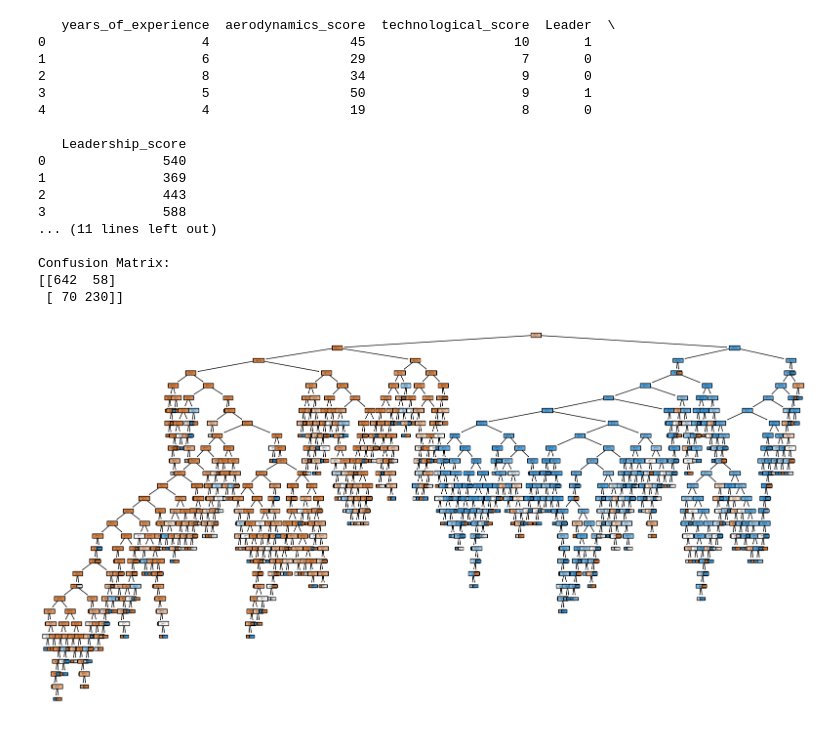
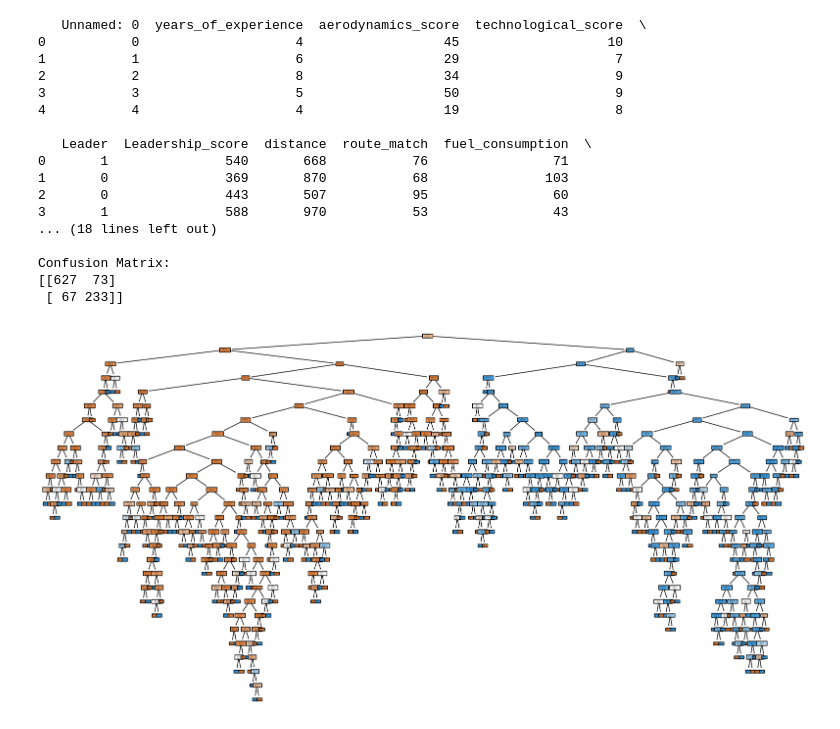
Before and after one commit to JasmeetMatta/TruckPlatooning, a Jupyter notebook: Leader truck ML/Decision Tree/Leader_Truck_Decision_Tree.ipynb, the cells around one changed output. Cells and saved outputs as stored; diff of their text form; code cells hidden in the pictures.

```diff
--- a/Leader truck ML/Decision Tree/Leader_Truck_Decision_Tree.ipynb
+++ b/Leader truck ML/Decision Tree/Leader_Truck_Decision_Tree.ipynb
@@ -6,56 +12,62 @@ from sklearn.tree import DecisionTreeClassifier
 from sklearn.metrics import accuracy_score, classification_report, confusion_matrix
 import matplotlib.pyplot as plt
 from sklearn.tree import plot_tree
+from google.colab import files
 
-# Load dataset
-data = pd.read_csv('/content/Truck_data_Labeled_random_leaders.csv')
+# Load the new dataset
+data = pd.read_csv('DataCreation.csv')  # Update the filename as necessary
 
-# Check the first few rows
+# Check the first few rows to understand the data structure
 print(data.head())
 
 # Use only numeric columns for simplicity
 data = data.select_dtypes(include=[float, int])  # Use only numbers
-X = data.drop('Leader', axis=1)  # Features
-y = data['Leader']  # Target
+
+# Check if the target column 'Leader' exists, adjust accordingly
+if 'Leader' in data.columns:
+    X = data.drop('Leader', axis=1)  # Features
+    y = data['Leader']  # Target
+else:
+    raise ValueError("The target column 'Leader' does not exist in the dataset.")
 
 # Split data into train and test sets
 X_train, X_test, y_train, y_test = train_test_split(X, y, test_size=0.2, random_state=42)
 
 # Train a Decision Tree model
 model = DecisionTreeClassifier(random_state=42)
 model.fit(X_train, y_train)
 
 # Make predictions
 y_pred = model.predict(X_test)
 
 # Evaluate the model
 accuracy = accuracy_score(y_test, y_pred)
 print(f'Accuracy: {accuracy:.2f}')
 print('Classification Report:')
 print(classification_report(y_test, y_pred))
 print('Confusion Matrix:')
 print(confusion_matrix(y_test, y_pred))
 
 # Visualize the Decision Tree
 plt.figure(figsize=(20,10))
 plot_tree(model, filled=True, feature_names=X.columns, class_names=[str(cl) for cl in y.unique()])
 plt.show()
 # %% [output]
-   years_of_experience  aerodynamics_score  technological_score  Leader  \
-0                    4                  45                   10       1
-1                    6                  29                    7       0
-2                    8                  34                    9       0
-3                    5                  50                    9       1
-4                    4                  19                    8       0
+   Unnamed: 0  years_of_experience  aerodynamics_score  technological_score  \
+0           0                    4                  45                   10
+1           1                    6                  29                    7
+2           2                    8                  34                    9
+3           3                    5                  50                    9
+4           4                    4                  19                    8
 
-   Leadership_score
-0               540
-1               369
-2               443
-3               588
-... (11 lines left out)
+   Leader  Leadership_score  distance  route_match  fuel_consumption  \
+0       1               540       668           76                71
+1       0               369       870           68               103
+2       0               443       507           95                60
+3       1               588       970           53                43
+... (18 lines left out)
 
 Confusion Matrix:
-[[642  58]
- [ 70 230]]
+[[627  73]
+ [ 67 233]]
-[figure, old version]
+[figure, new version]
```
Also changed, not shown: parts of 1 cell of this notebook.
